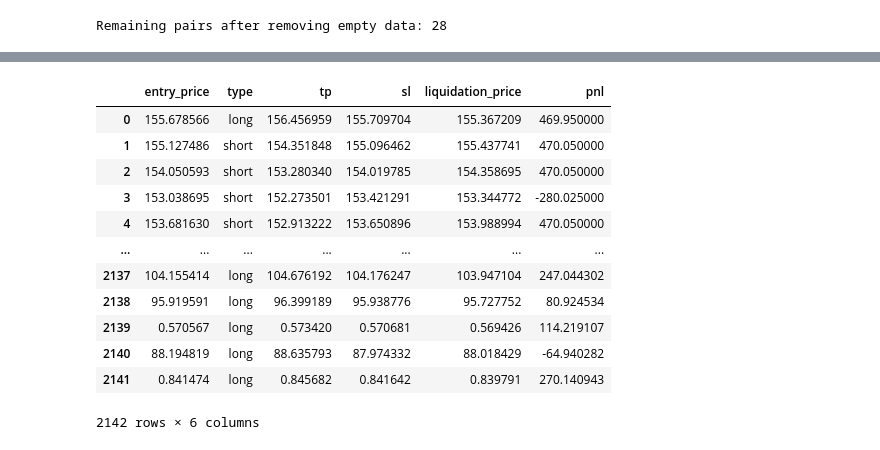
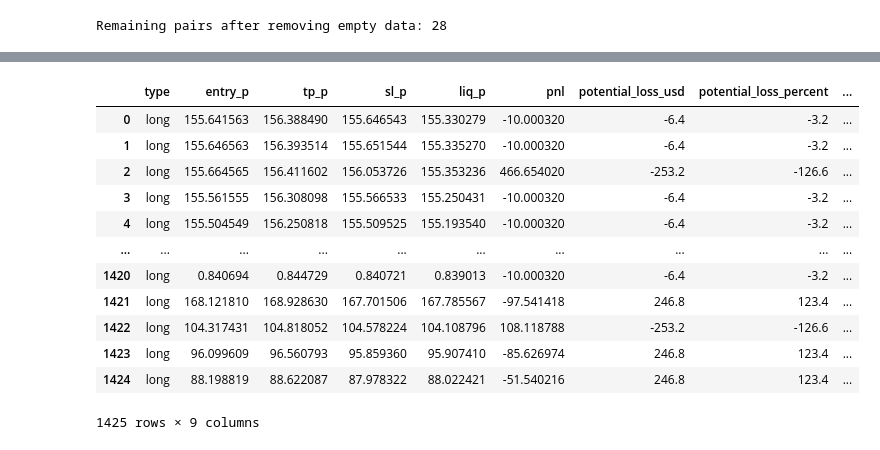
Before and after one commit to sesto-dev/notebooks, a Jupyter notebook: notebooks/backtests/04_CSM.ipynb, the cells around one changed output, grey strips where cells are left out. Saved outputs shown, nothing was run; the diff lists cells and outputs as text; code cells hidden in the pictures.

```diff
--- a/notebooks/backtests/04_CSM.ipynb
+++ b/notebooks/backtests/04_CSM.ipynb
@@ -46,8 +46,8 @@ INITIAL_CAPITAL = 10000
 
 CSM_TREND_LONG_THRESHOLD = 65
 CSM_TREND_SHORT_THRESHOLD = 35
-CSM_REVERSAL_LONG_THRESHOLD = 85
-CSM_REVERSAL_SHORT_THRESHOLD = 15
+CSM_REVERSAL_LONG_THRESHOLD = 90
+CSM_REVERSAL_SHORT_THRESHOLD = 10
 RSI_OVERSOLD = 30
 RSI_OVERBOUGHT = 70
 ATR_VOLATILITY_THRESHOLD = 0.02
@@ -57,9 +57,8 @@ CAPITAL_PER_TRADE = 200  # $200 per trade
 RR_MULTIPLIER = 2
 TRADE_SL_MULTIPLIER = 0.0025
 
-TRANSACTION_COST = 0.0001
-SLIPPAGE = 0.0001
-
+SPREAD_MULTIPLIER = 0.0001
+COST_MULTIPLIER = 0.0001
 LEVERAGE = 500
 # %%
 mtd.fetch_data_all_timeframes(PAIRS, TIMEFRAMES, DATA_FROM_DATE, DATA_TO_DATE)
@@ -610,8 +614,8 @@ backtest = MyStrategy(
     mtd.data,
     initial_capital=INITIAL_CAPITAL,
     main_timeframe=MAIN_TIMEFRAME,
-    transaction_cost=TRANSACTION_COST,
-    slippage=SLIPPAGE,
+    cost_multiplier=COST_MULTIPLIER,
+    spread_multiplier=SPREAD_MULTIPLIER,
     leverage=LEVERAGE
 )
 
@@ -637,21 +641,21 @@ backtest.run()
 # %%
 trade_log = pd.DataFrame(backtest.trade_log)
-trade_log[['type', 'entry_price', 'tp', 'sl', 'liquidation_price','pnl']]
+trade_log[['type', 'entry_p', 'tp_p', 'sl_p', 'liq_p','pnl', 'potential_loss_usd', 'potential_loss_percent', 'sl_price_diff_percent']]
 # trade_log.to_csv('./log.csv')
 # %% [output]
-|  | entry_price | type | tp | sl | liquidation_price | pnl |
-| 0 | 155.678566 | long | 156.456959 | 155.709704 | 155.367209 | 469.950000 |
-| 1 | 155.127486 | short | 154.351848 | 155.096462 | 155.437741 | 470.050000 |
-| 2 | 154.050593 | short | 153.280340 | 154.019785 | 154.358695 | 470.050000 |
-| 3 | 153.038695 | short | 152.273501 | 153.421291 | 153.344772 | -280.025000 |
-| 4 | 153.681630 | short | 152.913222 | 153.650896 | 153.988994 | 470.050000 |
-| ... | ... | ... | ... | ... | ... | ... |
-| 2137 | 104.155414 | long | 104.676192 | 104.176247 | 103.947104 | 247.044302 |
-| 2138 | 95.919591 | long | 96.399189 | 95.938776 | 95.727752 | 80.924534 |
-| 2139 | 0.570567 | long | 0.573420 | 0.570681 | 0.569426 | 114.219107 |
-| 2140 | 88.194819 | long | 88.635793 | 87.974332 | 88.018429 | -64.940282 |
-| 2141 | 0.841474 | long | 0.845682 | 0.841642 | 0.839791 | 270.140943 |
+|  | type | entry_p | tp_p | sl_p | liq_p | pnl | potential_loss_usd | potential_loss_percent | ... |
+| 0 | long | 155.641563 | 156.388490 | 155.646543 | 155.330279 | -10.000320 | -6.4 | -3.2 | ... |
+| 1 | long | 155.646563 | 156.393514 | 155.651544 | 155.335270 | -10.000320 | -6.4 | -3.2 | ... |
+| 2 | long | 155.664565 | 156.411602 | 156.053726 | 155.353236 | 466.654020 | -253.2 | -126.6 | ... |
+| 3 | long | 155.561555 | 156.308098 | 155.566533 | 155.250431 | -10.000320 | -6.4 | -3.2 | ... |
+| 4 | long | 155.504549 | 156.250818 | 155.509525 | 155.193540 | -10.000320 | -6.4 | -3.2 | ... |
+| ... | ... | ... | ... | ... | ... | ... | ... | ... | ... |
+| 1420 | long | 0.840694 | 0.844729 | 0.840721 | 0.839013 | -10.000320 | -6.4 | -3.2 | ... |
+| 1421 | long | 168.121810 | 168.928630 | 167.701506 | 167.785567 | -97.541418 | 246.8 | 123.4 | ... |
+| 1422 | long | 104.317431 | 104.818052 | 104.578224 | 104.108796 | 108.118788 | -253.2 | -126.6 | ... |
+| 1423 | long | 96.099609 | 96.560793 | 95.859360 | 95.907410 | -85.626974 | 246.8 | 123.4 | ... |
+| 1424 | long | 88.198819 | 88.622087 | 87.978322 | 88.022421 | -51.540216 | 246.8 | 123.4 | ... |
-2142 rows × 6 columns
+1425 rows × 9 columns
 # %%
 performance_report = backtest.generate_report()
 performance_report
```
Also changed, not shown: parts of 5 cells of this notebook, 3 other files.
